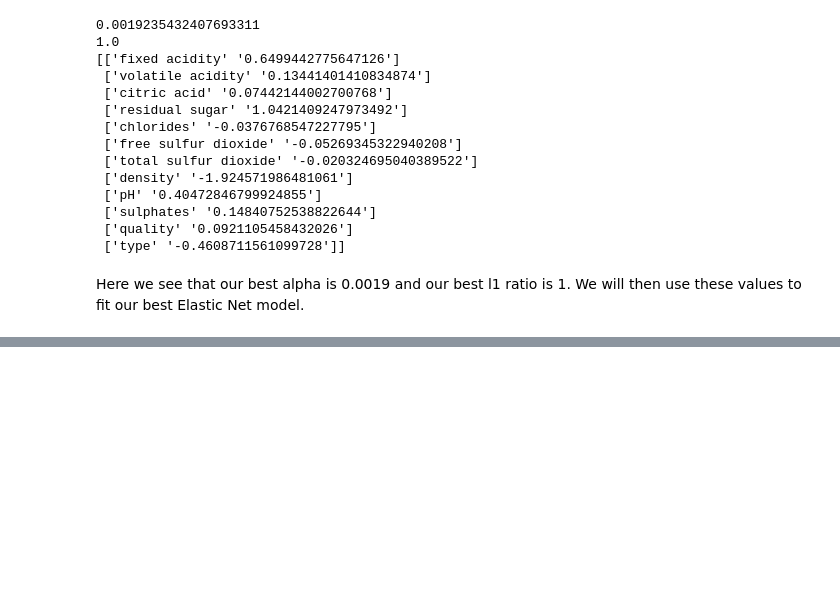
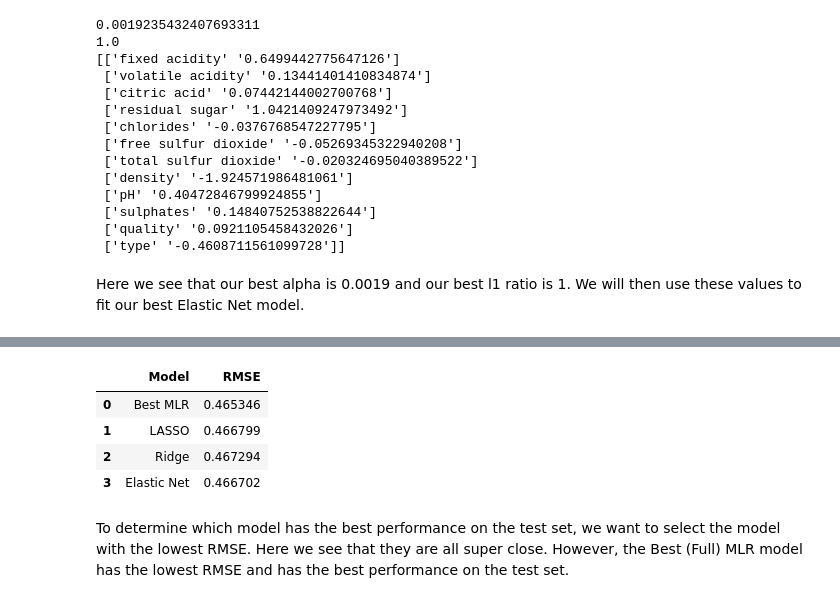
Before and after one commit to Ambaright/ST-554-Homework-7, a Jupyter notebook: Baright_ST554_Homework_7.ipynb, the cells around one changed output, grey strips where cells are left out. Saved outputs shown, nothing was run; the diff lists cells and outputs as text; code cells hidden in the pictures; blank space fills up the shorter version.

Commit message:
RMSE Testing

```diff
--- a/Baright_ST554_Homework_7.ipynb
+++ b/Baright_ST554_Homework_7.ipynb
@@ -360,0 +372,23 @@ elastic_best = ElasticNet(alpha = elastic_mod.alpha_, l1_ratio = elastic_mod.l1_
+# %%
+final_models = {
+    "Best MLR": mlr_best,
+    "LASSO": lasso_best,
+    "Ridge": ridge_best,
+    "Elastic Net": elastic_best
+}
+
+test_results_rmse = []
+for name, model in final_models.items():
+    preds = model.predict(X_test)
+    rmse = np.sqrt(mean_squared_error(y_test, preds))
+    test_results_rmse.append({"Model": name, "RMSE": rmse})
+
+pd.DataFrame(test_results_rmse)
+# %% [output]
+|  | Model | RMSE |
+| 0 | Best MLR | 0.465346 |
+| 1 | LASSO | 0.466799 |
+| 2 | Ridge | 0.467294 |
+| 3 | Elastic Net | 0.466702 |
+# %% [markdown]
+To determine which model has the best performance on the test set, we want to select the model with the lowest RMSE. Here we see that they are all super close. However, the Best (Full) MLR model has the lowest RMSE and has the best performance on the test set.
```
Also changed, not shown: parts of 11 cells of this notebook.
